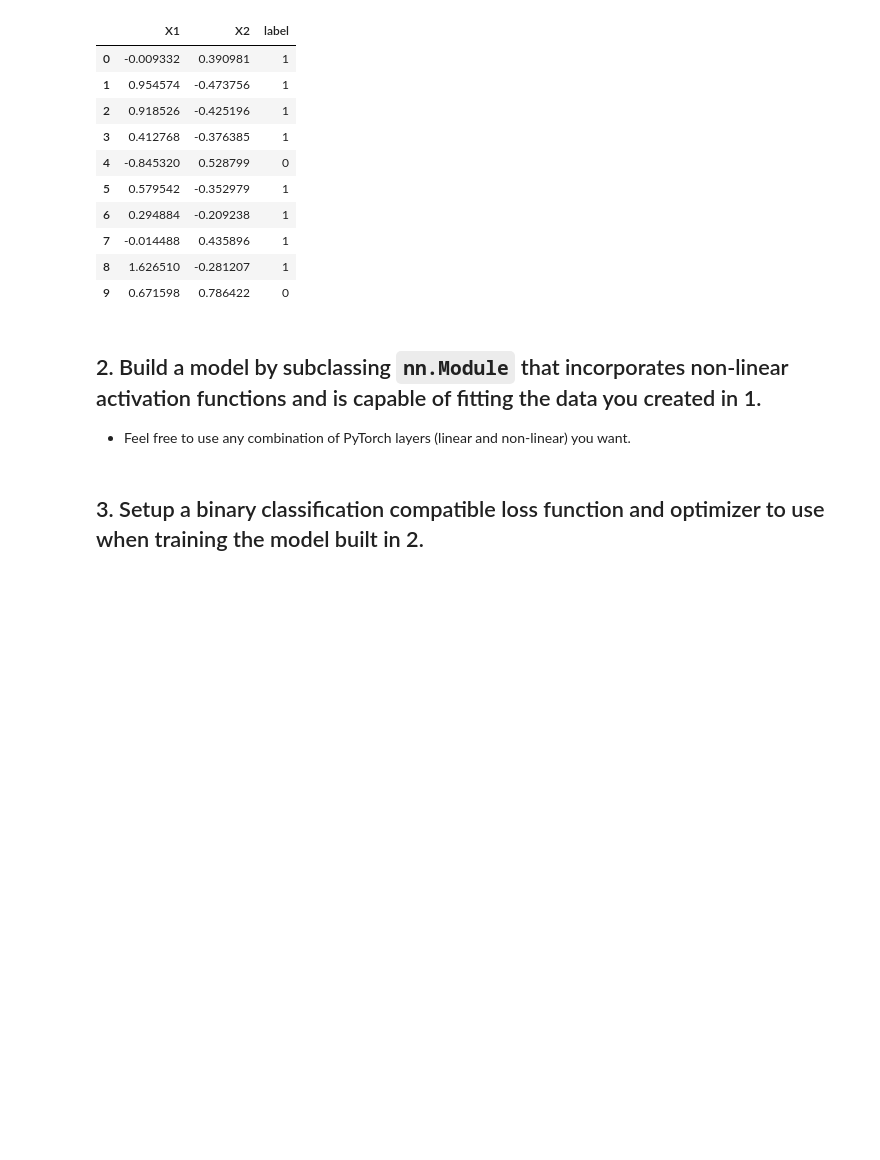
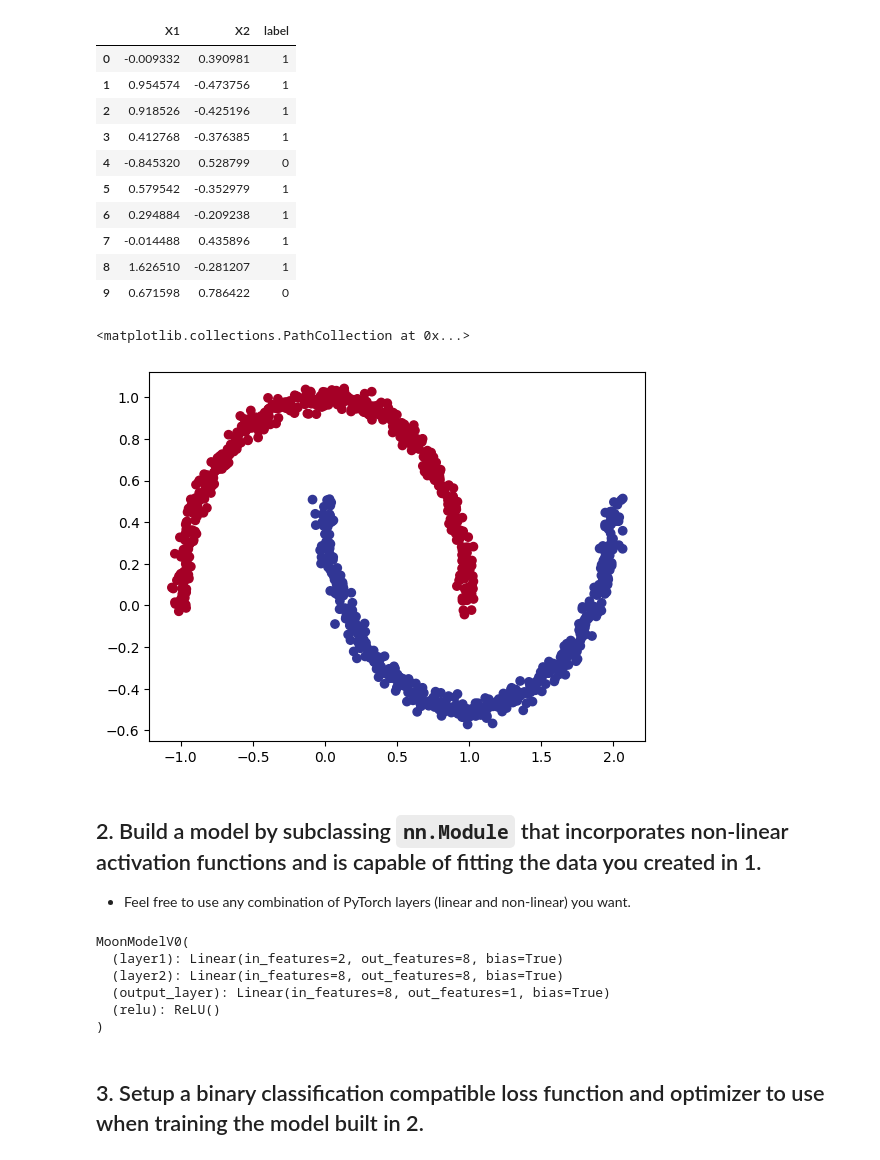
Before and after one commit to NguyenToanThang-kotaru/pytorch-deep-learning, a Jupyter notebook: extras/exercises/02_pytorch_classification_exercises.ipynb, the cells around one changed output. Drawn from its saved outputs; the diff is of its cells as text; code cells hidden in the pictures; blank space fills up the shorter version.

```diff
--- a/extras/exercises/02_pytorch_classification_exercises.ipynb
+++ b/extras/exercises/02_pytorch_classification_exercises.ipynb
@@ -65,5 +65,9 @@ Moons.head(10)
 # %%
 # Visualize the data on a scatter plot
 import matplotlib.pyplot as plt
+plt.scatter(x=X[:,0],y=X[:,1],c=y,cmap=plt.cm.RdYlBu)
+# %% [output]
+<matplotlib.collections.PathCollection at 0x...>
+[figure, added]
 # %%
 # Turn data into tensors of dtype float
@@ -81,13 +86,35 @@ from torch import nn
 # Inherit from nn.Module to make a model capable of fitting the mooon data
 class MoonModelV0(nn.Module):
     ## Your code here ##
-
+    def __init__(self):
+        super().__init__()
+        self.layer1 = nn.Linear(in_features=2, out_features=8)
+        self.layer2 = nn.Linear(in_features=8, out_features=8)
+        self.output_layer = nn.Linear(in_features=8, out_features=1)
+        self.relu   = nn.ReLU()
     def forward(self, x):
         ## Your code here ##
-        return
+        x = self.relu(self.layer1(x))
+        x = self.relu(self.layer2(x))
+        # x = self.layer1(x)
+        # x = self.layer2(x)
+        x = self.output_layer(x)
+        return x
 
 # Instantiate the model
 ## Your code here ##
+
+model_0 = MoonModelV0()
+model_0.to(device)
+
+model_0
+# %% [output]
+MoonModelV0(
+  (layer1): Linear(in_features=2, out_features=8, bias=True)
+  (layer2): Linear(in_features=8, out_features=8, bias=True)
+  (output_layer): Linear(in_features=8, out_features=1, bias=True)
+  (relu): ReLU()
+)
 # %% [markdown]
 ## 3. Setup a binary classification compatible loss function and optimizer to use when training the model built in 2.
 # %%
```
Also changed, not shown: parts of 8 cells of this notebook, 1 other file.
